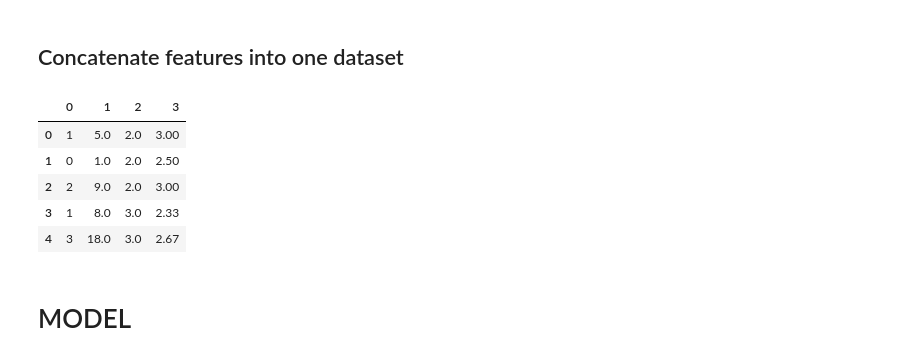
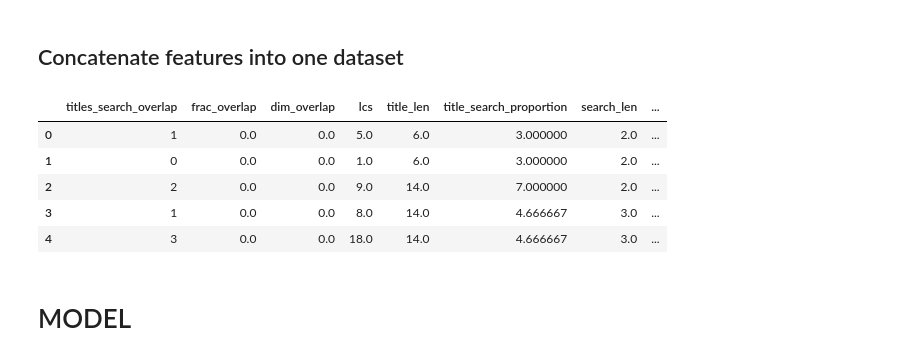
Before and after one commit to zeyger/home-depot, a Jupyter notebook: notebooks/home-depot.ipynb, the cells around one changed output. Cells and saved outputs as stored; diff of their text form; code cells hidden in the pictures.

```diff
--- a/notebooks/home-depot.ipynb
+++ b/notebooks/home-depot.ipynb
@@ -777,13 +777,14 @@ for i in range(prep_train.shape[0]):
     #popular = popularity.loc[prod_uid][0]
     lcs = len(longest_common_substring(title, search_term))
     search_len = len(search_term.split(' '))
-    title_search_proportion = len(title.split(' '))/search_len
+    title_len = len(title.split(' '))
+    title_search_proportion = title_len/search_len
 
     #dataset.append([prod_uid, title, search_term, attributes, description, lcs, popular, score])
 
-    dataset.append([prod_uid, title, search_term, lcs, title_search_proportion, search_len, score])
+    dataset.append([prod_uid, title, search_term, lcs, title_search_proportion, title_len, search_len, score])
 #joined_train = pd.DataFrame(dataset, columns=['prod_uid', 'title', 'search_term', 'attributes', 'description', 'lcs', 'popularity', 'relevance'])
-joined_train = pd.DataFrame(dataset, columns=['prod_uid', 'title', 'search_term', 'lcs', 'title_search_proportion', 'search_len', 'relevance'])
+joined_train = pd.DataFrame(dataset, columns=['prod_uid', 'title', 'search_term', 'lcs', 'title_search_proportion', 'title_len', 'search_len', 'relevance'])
 
 joined_train.head(10)
 # %% [output]
@@ -931,28 +932,29 @@ dataset = np.concatenate([titles_search_overlap, \
 # %%
 dataset = pd.DataFrame(np.concatenate(
                       [#joined_train['prod_uid'].values.reshape((-1, 1)),
                        titles_search_overlap, \
                        #descriptions_search_overlap,
                        #attributes_search_overlap,
-                       #frac_overlap.values.reshape((-1, 1)),
-                       #dim_overlap.values.reshape((-1, 1)),
+                       frac_overlap.values.reshape((-1, 1)),
+                       dim_overlap.values.reshape((-1, 1)),
                        joined_train['lcs'].values.reshape((-1, 1)),
                        #joined_train['popularity'].values.reshape((-1, 1)),
-                       #joined_train['title_len'].values.reshape((-1, 1)),
-                       #joined_train['title_search_proportion'].values.reshape((-1, 1)),
+                       joined_train['title_len'].values.reshape((-1, 1)),
+                       joined_train['title_search_proportion'].values.reshape((-1, 1)),
                        joined_train['search_len'].values.reshape((-1, 1)),
                        joined_train['relevance'].values.reshape((-1, 1))],
                        axis=1))
 
 dataset[0] = dataset[0].astype(int)
+dataset.columns = ['titles_search_overlap', 'frac_overlap', 'dim_overlap', 'lcs', 'title_len', 'title_search_proportion', 'search_len', 'relevance']
 dataset.head()
 # %% [output]
-|  | 0 | 1 | 2 | 3 |
-| 0 | 1 | 5.0 | 2.0 | 3.00 |
-| 1 | 0 | 1.0 | 2.0 | 2.50 |
-| 2 | 2 | 9.0 | 2.0 | 3.00 |
-| 3 | 1 | 8.0 | 3.0 | 2.33 |
-| 4 | 3 | 18.0 | 3.0 | 2.67 |
+|  | titles_search_overlap | frac_overlap | dim_overlap | lcs | title_len | title_search_proportion | search_len | ... |
+| 0 | 1 | 0.0 | 0.0 | 5.0 | 6.0 | 3.000000 | 2.0 | ... |
+| 1 | 0 | 0.0 | 0.0 | 1.0 | 6.0 | 3.000000 | 2.0 | ... |
+| 2 | 2 | 0.0 | 0.0 | 9.0 | 14.0 | 7.000000 | 2.0 | ... |
+| 3 | 1 | 0.0 | 0.0 | 8.0 | 14.0 | 4.666667 | 3.0 | ... |
+| 4 | 3 | 0.0 | 0.0 | 18.0 | 14.0 | 4.666667 | 3.0 | ... |
 # %% [markdown]
 # MODEL
 # %%
```
Also changed, not shown: parts of 7 cells of this notebook.
